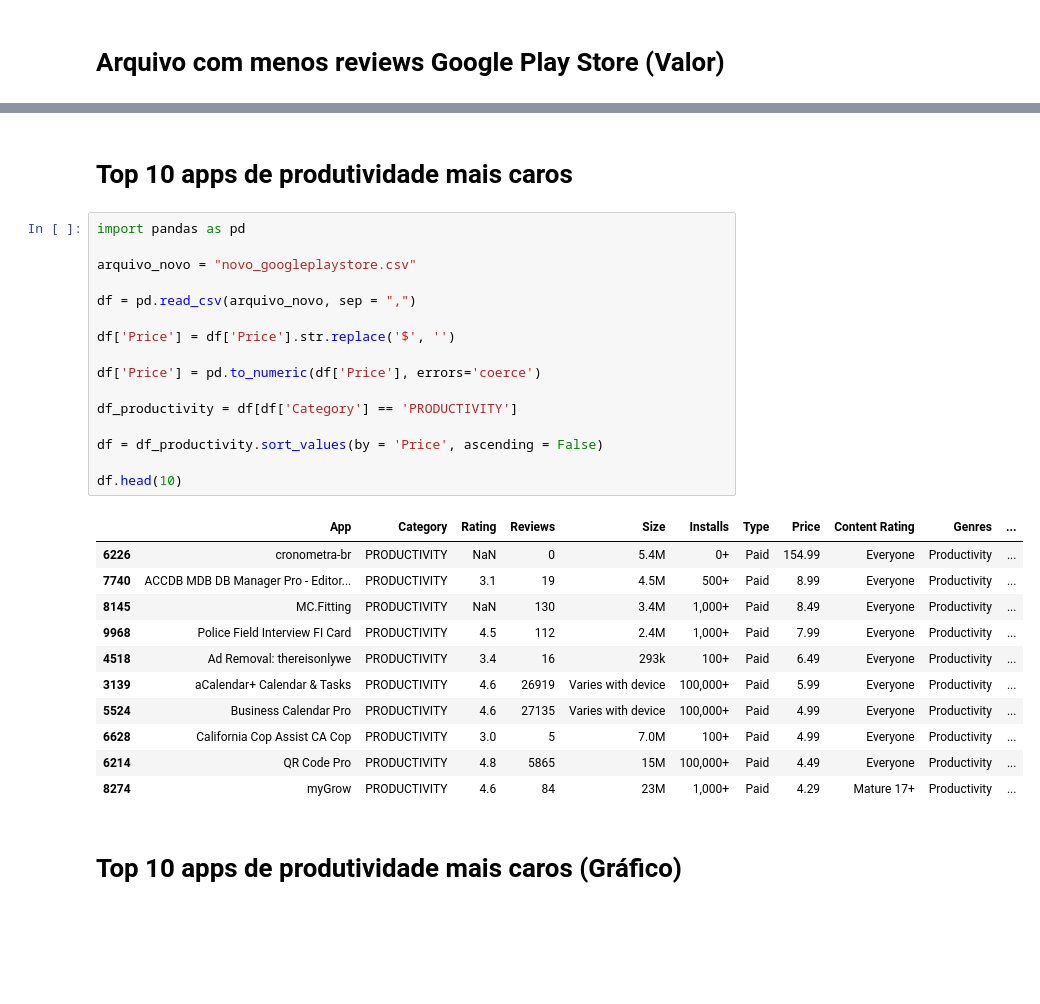
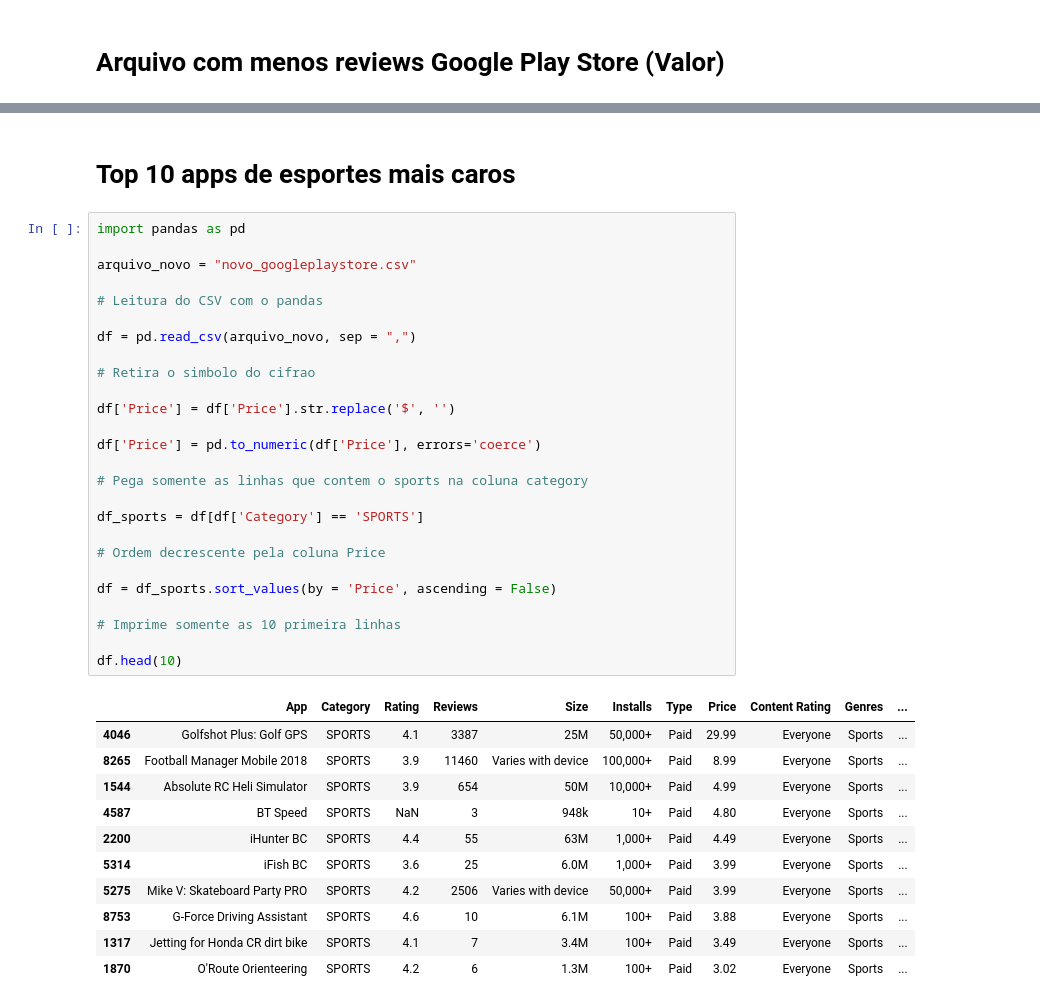
Before and after one commit to LeonardoMOH/PB-COMPASS_UOL-LEONARDO_OHAMA, a Jupyter notebook: Sprint 3/Desafio/Script Python.ipynb, the cells around one changed output, grey strips where cells are left out. Drawn from its saved outputs; the diff is of its cells as text; blank space fills up the shorter version.

```diff
--- a/Sprint 3/Desafio/Script Python.ipynb
+++ b/Sprint 3/Desafio/Script Python.ipynb
@@ -178,32 +315,40 @@ Número de reviews mais baixo da Google Play Store: 0.0
 # %% [markdown]
-# Top 10 apps de produtividade mais caros
+# Top 10 apps de esportes mais caros
 # %%
 import pandas as pd
 
 arquivo_novo = "novo_googleplaystore.csv"
 
+# Leitura do CSV com o pandas
+
 df = pd.read_csv(arquivo_novo, sep = ",")
+
+# Retira o simbolo do cifrao
 
 df['Price'] = df['Price'].str.replace('$', '')
 
 df['Price'] = pd.to_numeric(df['Price'], errors='coerce')
 
-df_productivity = df[df['Category'] == 'PRODUCTIVITY']
+# Pega somente as linhas que contem o sports na coluna category
 
-df = df_productivity.sort_values(by = 'Price', ascending = False)
+df_sports = df[df['Category'] == 'SPORTS']
+
+# Ordem decrescente pela coluna Price
+
+df = df_sports.sort_values(by = 'Price', ascending = False)
+
+# Imprime somente as 10 primeira linhas
 
 df.head(10)
 # %% [output]
 |  | App | Category | Rating | Reviews | Size | Installs | Type | Price | Content Rating | Genres | ... |
-| 6226 | cronometra-br | PRODUCTIVITY | NaN | 0 | 5.4M | 0+ | Paid | 154.99 | Everyone | Productivity | ... |
-| 7740 | ACCDB MDB DB Manager Pro - Editor... | PRODUCTIVITY | 3.1 | 19 | 4.5M | 500+ | Paid | 8.99 | Everyone | Productivity | ... |
-| 8145 | MC.Fitting | PRODUCTIVITY | NaN | 130 | 3.4M | 1,000+ | Paid | 8.49 | Everyone | Productivity | ... |
-| 9968 | Police Field Interview FI Card | PRODUCTIVITY | 4.5 | 112 | 2.4M | 1,000+ | Paid | 7.99 | Everyone | Productivity | ... |
-| 4518 | Ad Removal: thereisonlywe | PRODUCTIVITY | 3.4 | 16 | 293k | 100+ | Paid | 6.49 | Everyone | Productivity | ... |
-| 3139 | aCalendar+ Calendar & Tasks | PRODUCTIVITY | 4.6 | 26919 | Varies with device | 100,000+ | Paid | 5.99 | Everyone | Productivity | ... |
-| 5524 | Business Calendar Pro | PRODUCTIVITY | 4.6 | 27135 | Varies with device | 100,000+ | Paid | 4.99 | Everyone | Productivity | ... |
-| 6628 | California Cop Assist CA Cop | PRODUCTIVITY | 3.0 | 5 | 7.0M | 100+ | Paid | 4.99 | Everyone | Productivity | ... |
-| 6214 | QR Code Pro | PRODUCTIVITY | 4.8 | 5865 | 15M | 100,000+ | Paid | 4.49 | Everyone | Productivity | ... |
-| 8274 | myGrow | PRODUCTIVITY | 4.6 | 84 | 23M | 1,000+ | Paid | 4.29 | Mature 17+ | Productivity | ... |
+| 4046 | Golfshot Plus: Golf GPS | SPORTS | 4.1 | 3387 | 25M | 50,000+ | Paid | 29.99 | Everyone | Sports | ... |
+| 8265 | Football Manager Mobile 2018 | SPORTS | 3.9 | 11460 | Varies with device | 100,000+ | Paid | 8.99 | Everyone | Sports | ... |
+| 1544 | Absolute RC Heli Simulator | SPORTS | 3.9 | 654 | 50M | 10,000+ | Paid | 4.99 | Everyone | Sports | ... |
+| 4587 | BT Speed | SPORTS | NaN | 3 | 948k | 10+ | Paid | 4.80 | Everyone | Sports | ... |
+| 2200 | iHunter BC | SPORTS | 4.4 | 55 | 63M | 1,000+ | Paid | 4.49 | Everyone | Sports | ... |
+| 5314 | iFish BC | SPORTS | 3.6 | 25 | 6.0M | 1,000+ | Paid | 3.99 | Everyone | Sports | ... |
+| 5275 | Mike V: Skateboard Party PRO | SPORTS | 4.2 | 2506 | Varies with device | 50,000+ | Paid | 3.99 | Everyone | Sports | ... |
+| 8753 | G-Force Driving Assistant | SPORTS | 4.6 | 10 | 6.1M | 100+ | Paid | 3.88 | Everyone | Sports | ... |
+| 1317 | Jetting for Honda CR dirt bike | SPORTS | 4.1 | 7 | 3.4M | 100+ | Paid | 3.49 | Everyone | Sports | ... |
+| 1870 | O'Route Orienteering | SPORTS | 4.2 | 6 | 1.3M | 100+ | Paid | 3.02 | Everyone | Sports | ... |
-# %% [markdown]
-# Top 10 apps de produtividade mais caros (Gráfico)
```
Also changed, not shown: parts of 20 cells of this notebook, 5 other files.
